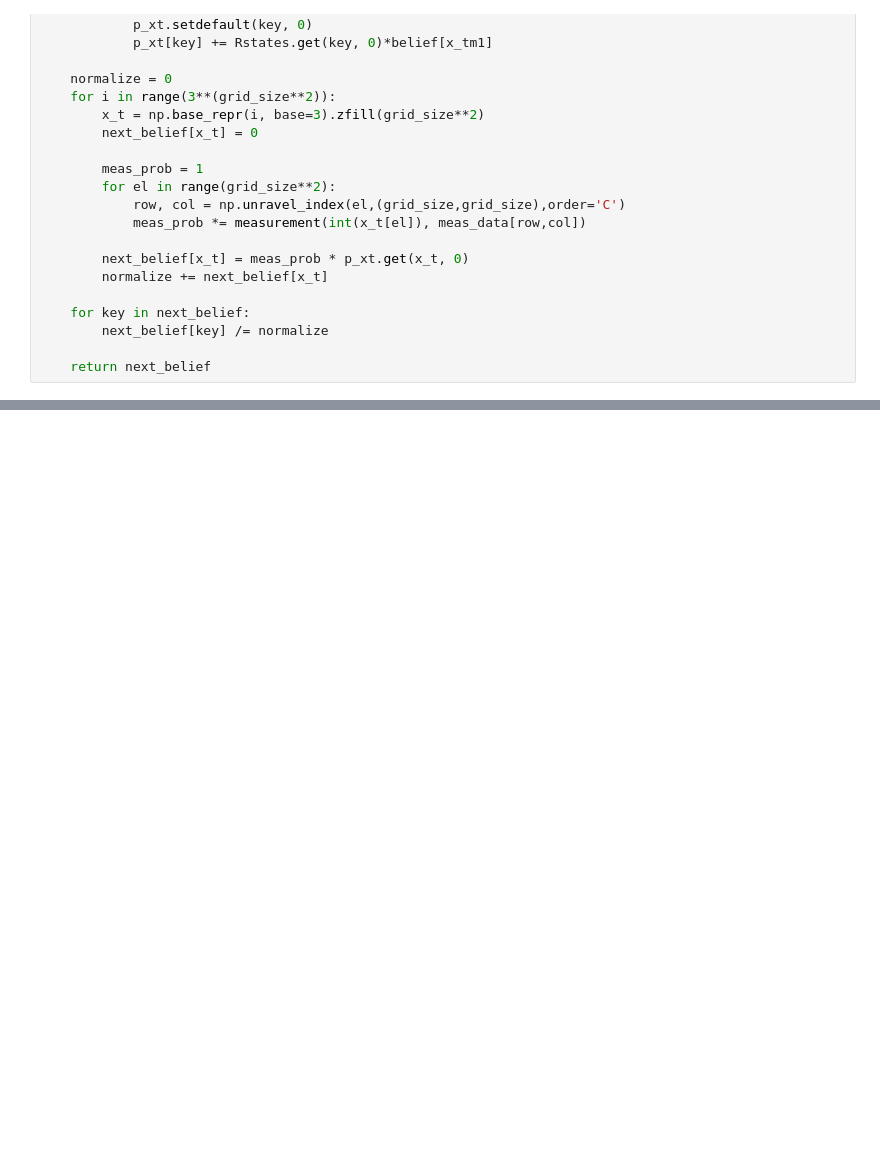
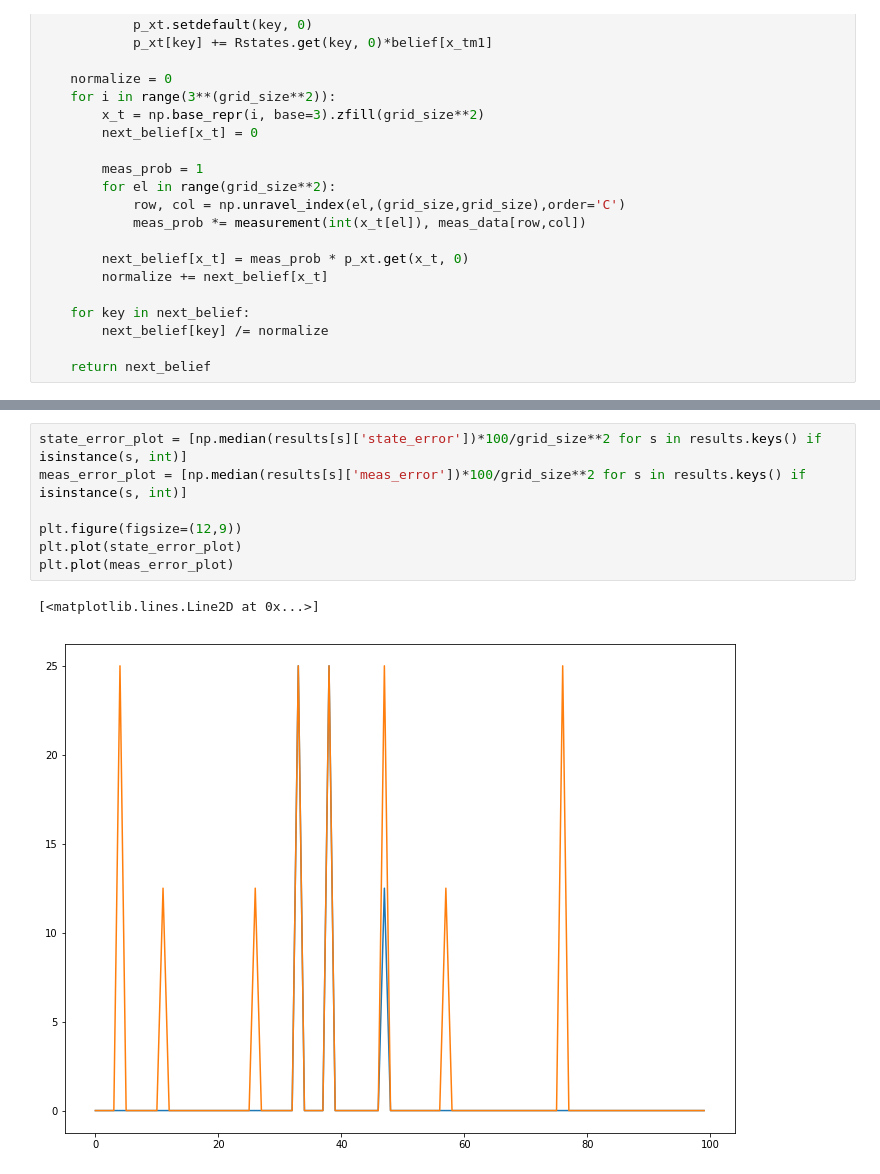
Before and after one commit to rhaksar/filter-large-GMDPs, a Jupyter notebook: exact filter.ipynb, the cells around one changed output, grey strips where cells are left out. Saved outputs shown, nothing was run; the diff lists cells and outputs as text; blank space fills up the shorter version.

```diff
--- a/exact filter.ipynb
+++ b/exact filter.ipynb
@@ -295,0 +423,10 @@ plt.legend(loc=1)
+# %%
+state_error_plot = [np.median(results[s]['state_error'])*100/grid_size**2 for s in results.keys() if isinstance(s, int)]
+meas_error_plot = [np.median(results[s]['meas_error'])*100/grid_size**2 for s in results.keys() if isinstance(s, int)]
+
+plt.figure(figsize=(12,9))
+plt.plot(state_error_plot)
+plt.plot(meas_error_plot)
+# %% [output]
+[<matplotlib.lines.Line2D at 0x...>]
+[figure, added]
```
Also changed, not shown: parts of 13 cells of this notebook.
